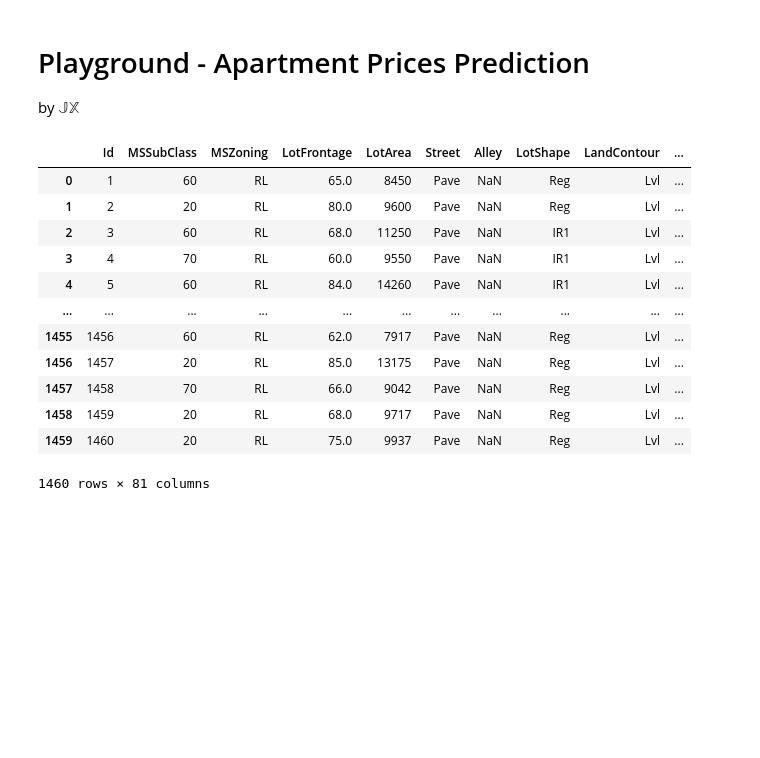
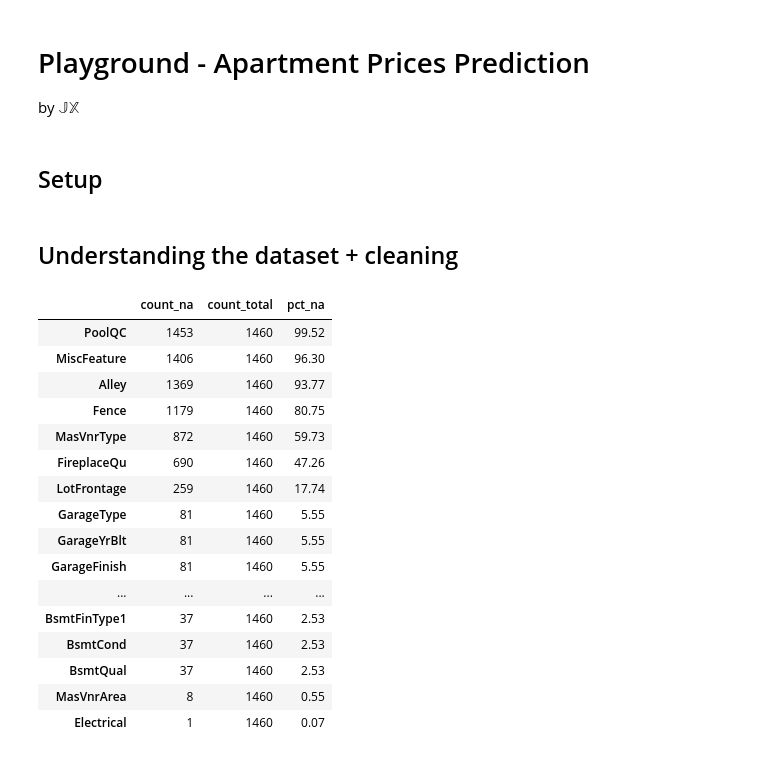
Before and after one commit to jxwhat/22DM012-assn01-apartmentprices, a Jupyter notebook: workings/playground.ipynb, the cells around one changed output. Drawn from its saved outputs; the diff is of its cells as text; code cells hidden in the pictures; blank space fills up the shorter version.

Commit message:
initial setup and misc workings

```diff
--- a/workings/playground.ipynb
+++ b/workings/playground.ipynb
@@ -1,4 +1,6 @@
 # %% [markdown]
 # Playground - Apartment Prices Prediction
 by $\mathbb{JX}$
+# %% [markdown]
+## Setup
 # %%
@@ -7,19 +67,31 @@ from pathlib import Path
 # %%
 ROOT = Path.cwd() if (Path.cwd() / "data").exists() else Path.cwd().parent
-df_train = pd.read_csv(ROOT / "data" / "train.csv")
+df_data = pd.read_csv(ROOT / "data" / "train.csv")
+# %% [markdown]
+## Understanding the dataset + cleaning
 # %%
-df_train
+na_summary = pd.DataFrame({
+    "count_na": df_data.isna().sum(),
+    "count_total": len(df_data),
+    "pct_na": round(df_data.isna().mean()*100, 2)
+})
+
+na_summary[na_summary['count_na']>0].sort_values('pct_na', ascending=False)
 # %% [output]
-|  | Id | MSSubClass | MSZoning | LotFrontage | LotArea | Street | Alley | LotShape | LandContour | ... |
-| 0 | 1 | 60 | RL | 65.0 | 8450 | Pave | NaN | Reg | Lvl | ... |
-| 1 | 2 | 20 | RL | 80.0 | 9600 | Pave | NaN | Reg | Lvl | ... |
-| 2 | 3 | 60 | RL | 68.0 | 11250 | Pave | NaN | IR1 | Lvl | ... |
-| 3 | 4 | 70 | RL | 60.0 | 9550 | Pave | NaN | IR1 | Lvl | ... |
-| 4 | 5 | 60 | RL | 84.0 | 14260 | Pave | NaN | IR1 | Lvl | ... |
-| ... | ... | ... | ... | ... | ... | ... | ... | ... | ... | ... |
-| 1455 | 1456 | 60 | RL | 62.0 | 7917 | Pave | NaN | Reg | Lvl | ... |
-| 1456 | 1457 | 20 | RL | 85.0 | 13175 | Pave | NaN | Reg | Lvl | ... |
-| 1457 | 1458 | 70 | RL | 66.0 | 9042 | Pave | NaN | Reg | Lvl | ... |
-| 1458 | 1459 | 20 | RL | 68.0 | 9717 | Pave | NaN | Reg | Lvl | ... |
-| 1459 | 1460 | 20 | RL | 75.0 | 9937 | Pave | NaN | Reg | Lvl | ... |
+|  | count_na | count_total | pct_na |
+| PoolQC | 1453 | 1460 | 99.52 |
+| MiscFeature | 1406 | 1460 | 96.30 |
+| Alley | 1369 | 1460 | 93.77 |
+| Fence | 1179 | 1460 | 80.75 |
+| MasVnrType | 872 | 1460 | 59.73 |
+| FireplaceQu | 690 | 1460 | 47.26 |
+| LotFrontage | 259 | 1460 | 17.74 |
+| GarageType | 81 | 1460 | 5.55 |
+| GarageYrBlt | 81 | 1460 | 5.55 |
+| GarageFinish | 81 | 1460 | 5.55 |
+| ... | ... | ... | ... |
+| BsmtFinType1 | 37 | 1460 | 2.53 |
+| BsmtCond | 37 | 1460 | 2.53 |
+| BsmtQual | 37 | 1460 | 2.53 |
+| MasVnrArea | 8 | 1460 | 0.55 |
+| Electrical | 1 | 1460 | 0.07 |
-1460 rows × 81 columns
```
Also changed, not shown: parts of 11 cells of this notebook, 3 other files.
